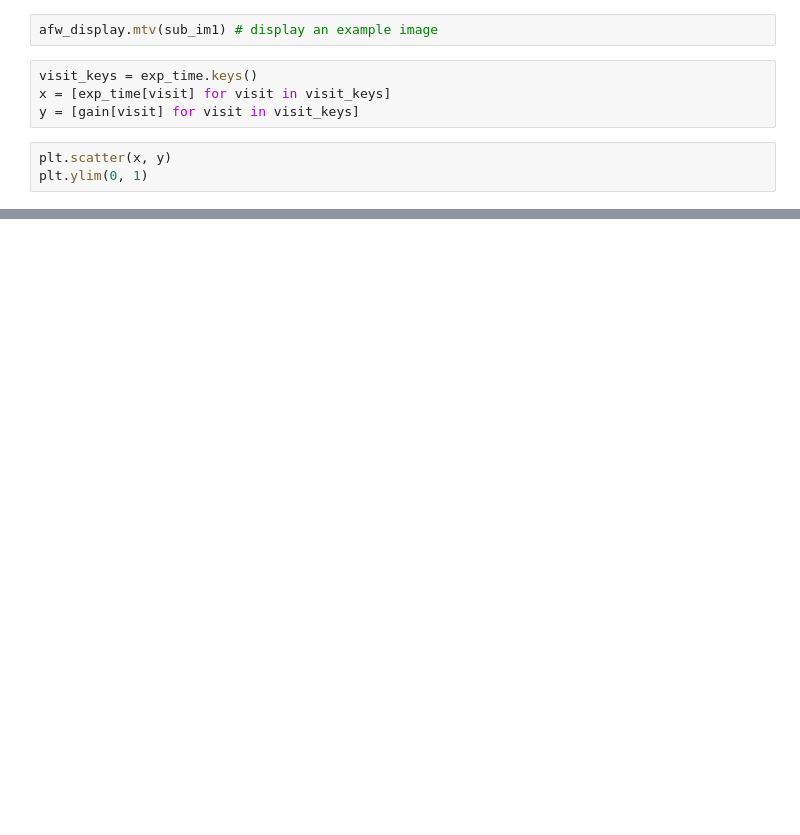
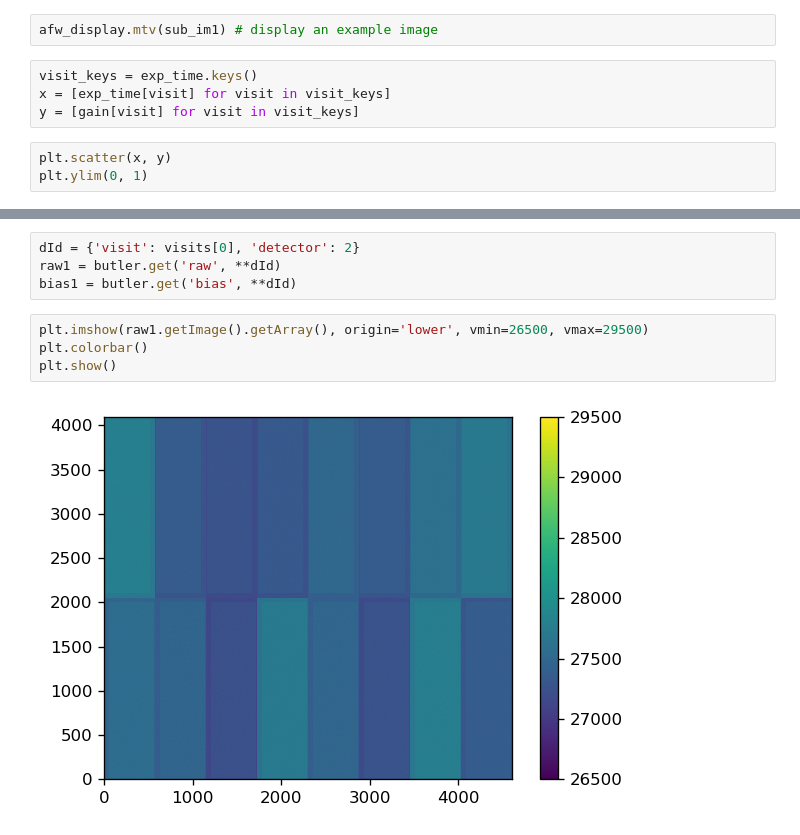
Before and after one commit to lsst/bootcamp-work, a Jupyter notebook: nb/PTC_bootcamp_work.ipynb, the cells around one changed output, grey strips where cells are left out. Drawn from its saved outputs; the diff is of its cells as text; blank space fills up the shorter version.

```diff
--- a/nb/PTC_bootcamp_work.ipynb
+++ b/nb/PTC_bootcamp_work.ipynb
@@ -215,0 +212,10 @@ plt.ylim(0, 1)
+# %%
+dId = {'visit': visits[0], 'detector': 2}
+raw1 = butler.get('raw', **dId)
+bias1 = butler.get('bias', **dId)
+# %%
+plt.imshow(raw1.getImage().getArray(), origin='lower', vmin=26500, vmax=29500)
+plt.colorbar()
+plt.show()
+# %% [output]
+[figure, added]
```
Also changed, not shown: parts of 24 cells of this notebook.
